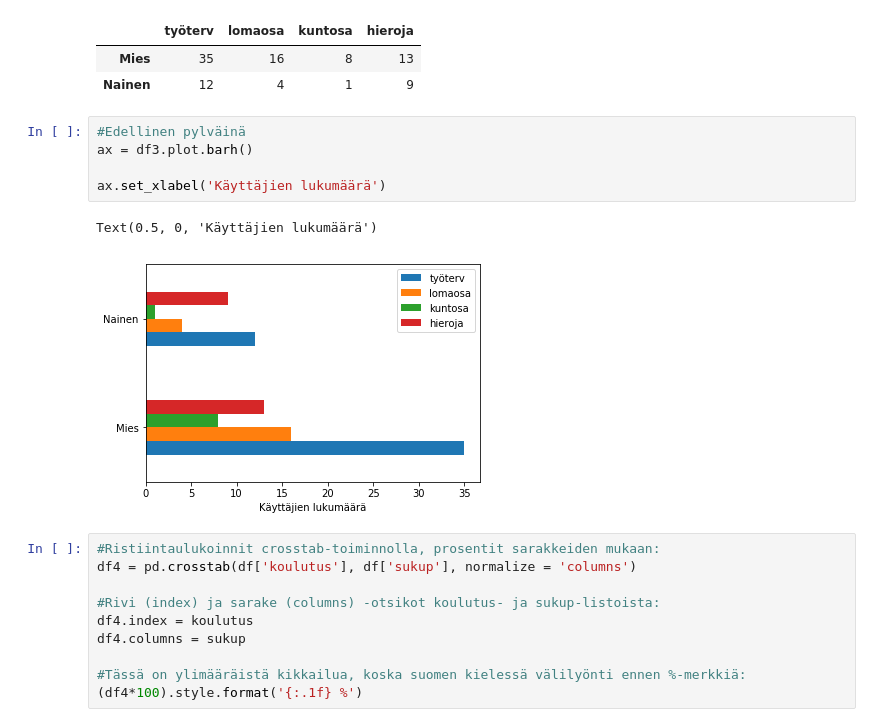
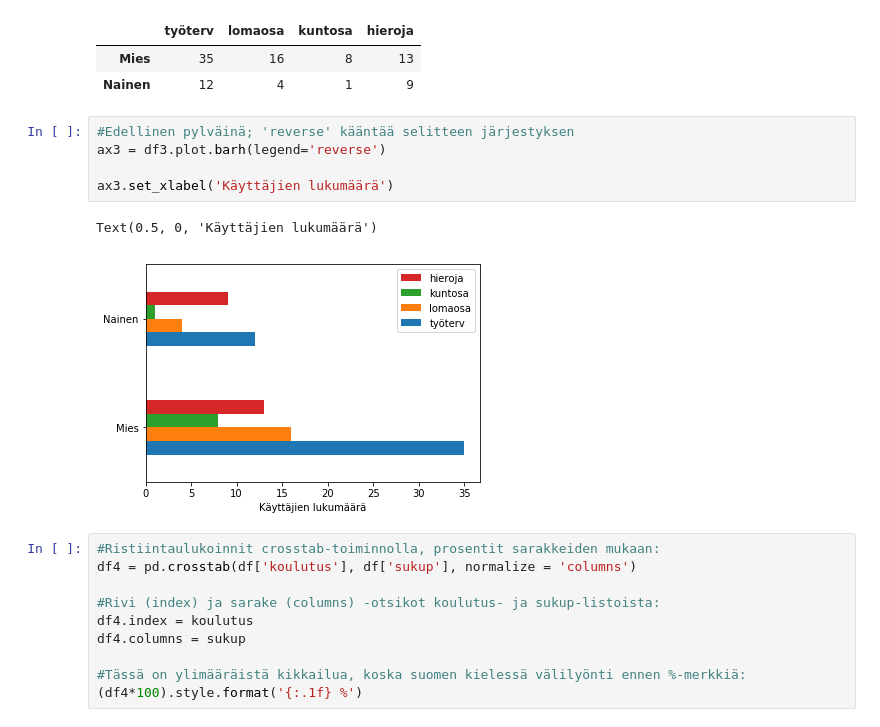
Before and after one commit to taanila/tilastoapu, a Jupyter notebook: olennaiset.ipynb, the cells around one changed output. Saved outputs shown, nothing was run; the diff lists cells and outputs as text.

```diff
--- a/olennaiset.ipynb
+++ b/olennaiset.ipynb
@@ -214,13 +213,13 @@ df3.style.format('{:.0f}')
 | Mies | 35 | 16 | 8 | 13 |
 | Nainen | 12 | 4 | 1 | 9 |
 # %%
-#Edellinen pylväinä
-ax = df3.plot.barh()
+#Edellinen pylväinä; 'reverse' kääntää selitteen järjestyksen
+ax3 = df3.plot.barh(legend='reverse')
 
-ax.set_xlabel('Käyttäjien lukumäärä')
+ax3.set_xlabel('Käyttäjien lukumäärä')
 # %% [output]
 Text(0.5, 0, 'Käyttäjien lukumäärä')
-[figure, old version]
+[figure, new version]
 # %%
 #Ristiintaulukoinnit crosstab-toiminnolla, prosentit sarakkeiden mukaan:
 df4 = pd.crosstab(df['koulutus'], df['sukup'], normalize = 'columns')
```
Also changed, not shown: parts of 8 cells of this notebook.
